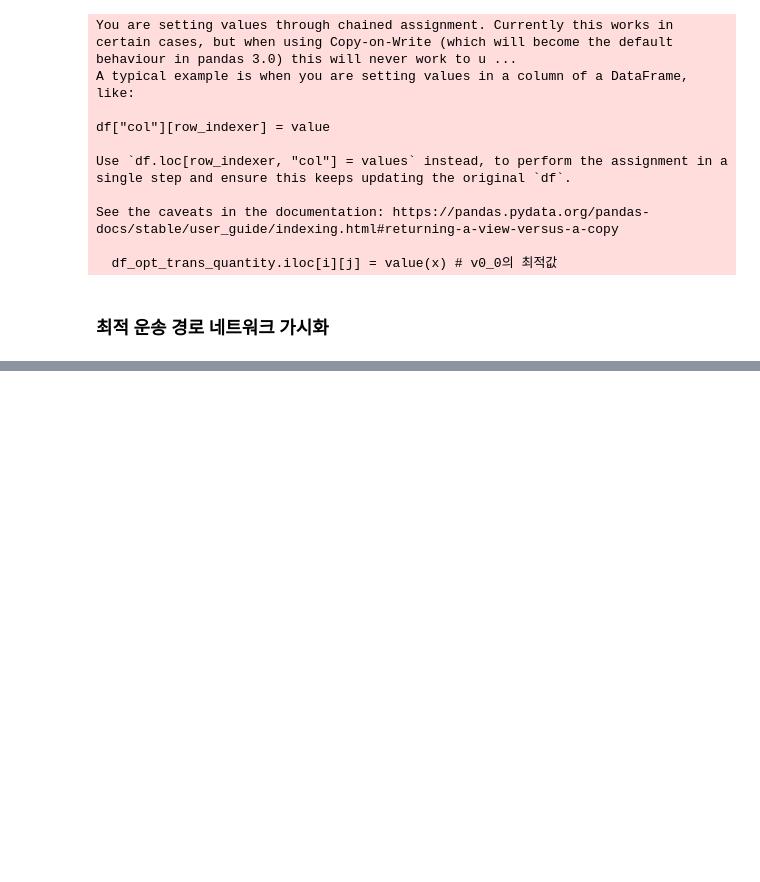
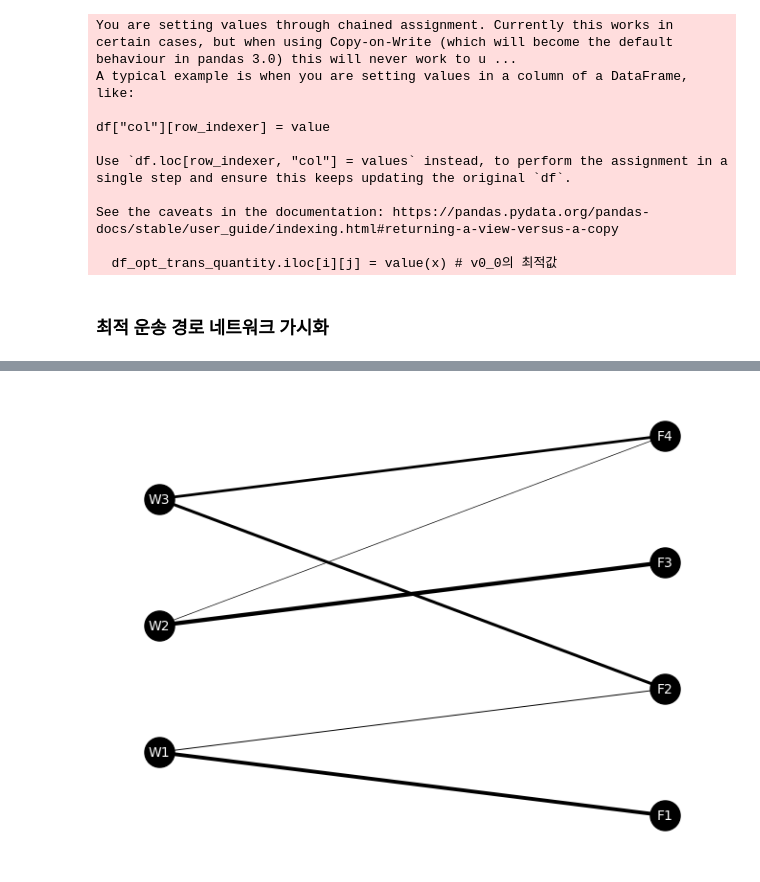
Before and after one commit to gmlwlswls/study_DataTechniques, a Jupyter notebook: 03. Optimization/운송 비용 최적화.ipynb, the cells around one changed output, grey strips where cells are left out. Saved outputs shown, nothing was run; the diff lists cells and outputs as text; code cells hidden in the pictures; blank space fills up the shorter version.

```diff
--- a/03. Optimization/route_optimization.ipynb
+++ b/03. Optimization/운송 비용 최적화.ipynb
@@ -785,3 +794,15 @@ See the caveats in the documentation: https://pandas.pydata.org/pandas-docs/stab
   df_opt_trans_quantity.iloc[i][j] = value(x) # v0_0의 최적값
 # %% [markdown]
 ### 최적 운송 경로 네트워크 가시화
+# %%
+import pandas as pd
+import numpy as np
+import matplotlib.pyplot as plt
+import networkx as nx
+
+opt_trans_quantity = df_opt_trans_quantity.copy()
+df_pos = pd.read_csv('./data/trans_route_pos.csv')
+
+print(opt_trans_quantity)
+print()
+print(df_pos)
@@ -787,0 +819,23 @@ See the caveats in the documentation: https://pandas.pydata.org/pandas-docs/stab
+# %%
+# 그래프 객체 생성
+G = nx.Graph()
+
+# 노드 설정
+G.add_nodes_from(df_pos.columns) # df.columns[i] for i in range(len(df_pors.columns))는 generator가 입력되며 노드가 입력되지 않아 오류
+
+weight_list = []
+# 엣지 설정 + 가중치
+for i in range(len(opt_trans_quantity.index)) :
+  for j in range(len(opt_trans_quantity.columns)) :
+    G.add_edge(opt_trans_quantity.index[i], opt_trans_quantity.columns[j])
+    weight_list.append(opt_trans_quantity.iloc[i,j] * 0.1)
+
+# 좌표 설정
+pos = {node : (df_pos[node][0], df_pos[node][1]) for node in df_pos.columns}
+
+# 그리기(시각화)
+nx.draw(G, pos, with_labels= True, font_size= 10, font_color= 'w', node_size= 500, node_color= 'k', width= weight_list)
+
+plt.show()
+# %% [output]
+[figure, added]
```
Also changed, not shown: parts of 8 cells of this notebook, 5 other files.
